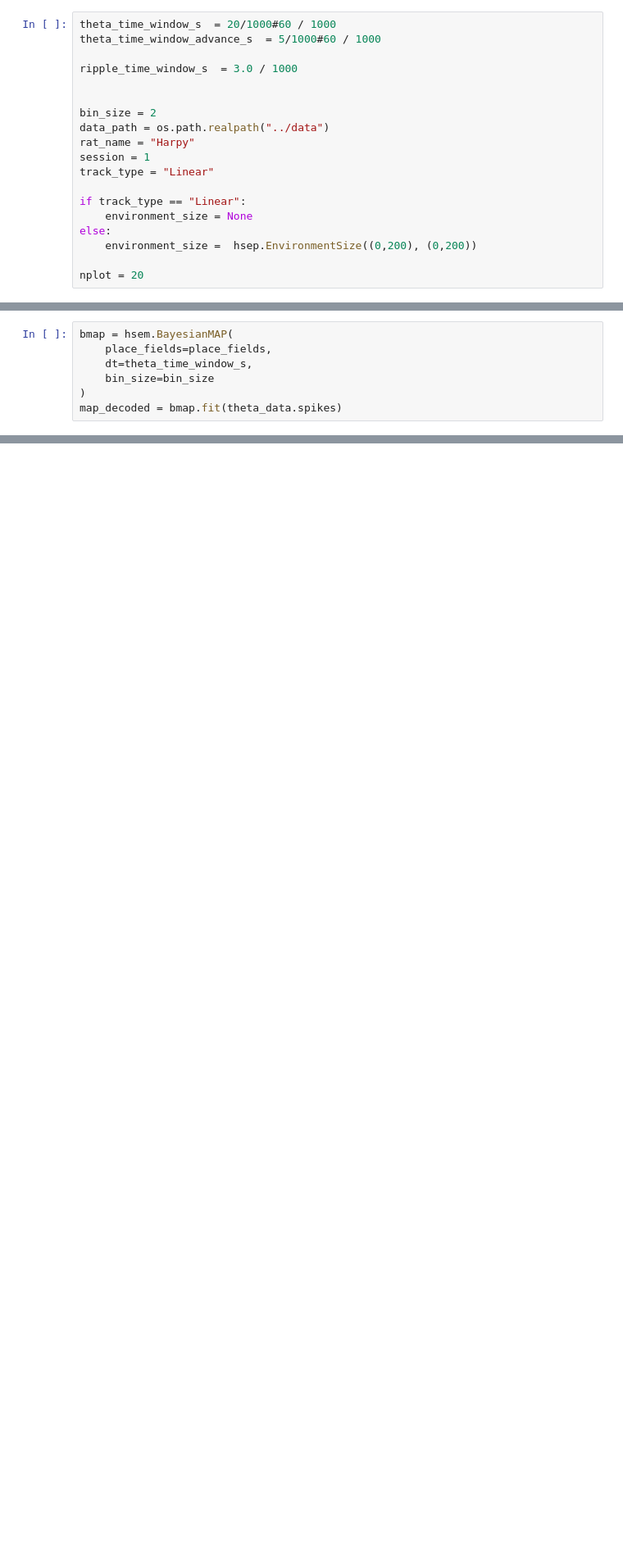
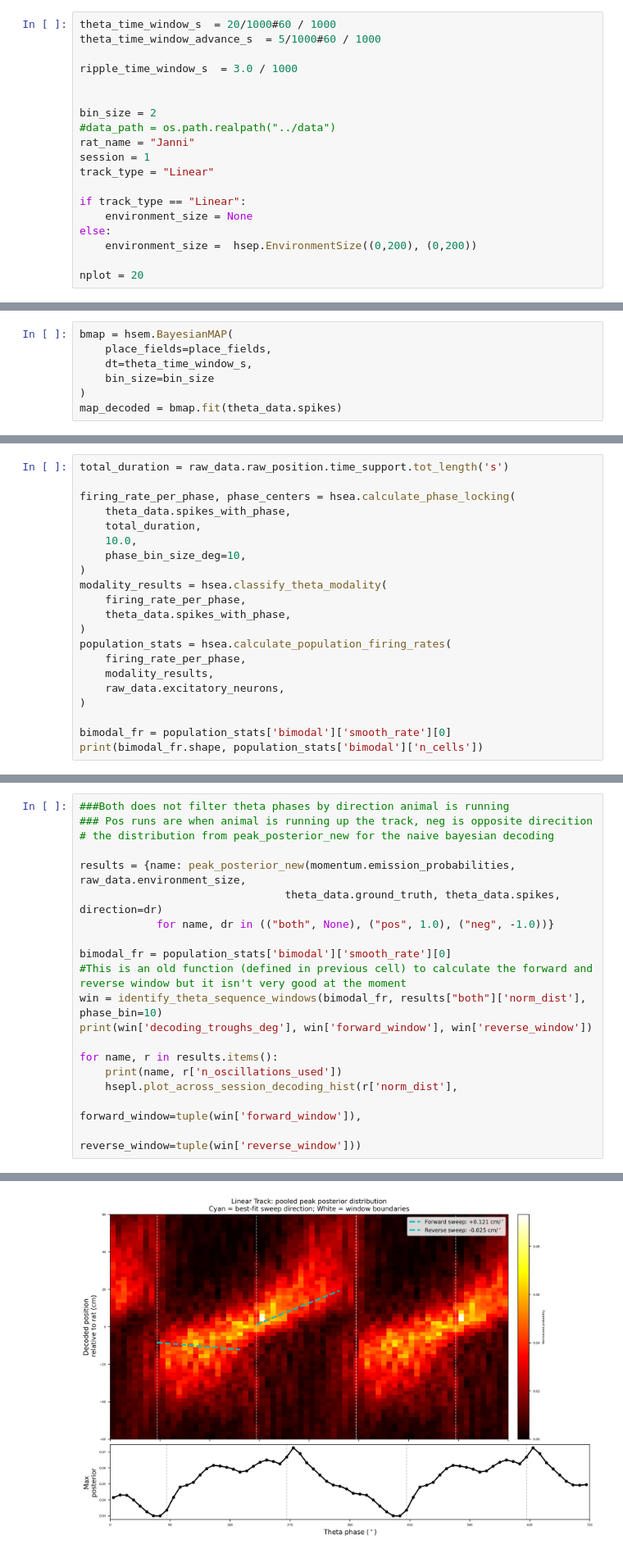
Before and after one commit to Zhang-CNL/PO-OU, a Jupyter notebook: notebooks/test_analysis.ipynb, the cells around one changed output, grey strips where cells are left out. Shown at 82% size. Saved outputs shown, nothing was run; the diff lists cells and outputs as text; blank space fills up the shorter version.

```diff
--- a/notebooks/test_analysis.ipynb
+++ b/notebooks/test_analysis.ipynb
@@ -23,8 +33,8 @@ ripple_time_window_s  = 3.0 / 1000
 
 
 bin_size = 2
-data_path = os.path.realpath("../data")
-rat_name = "Harpy"
+#data_path = os.path.realpath("../data")
+rat_name = "Janni"
 session = 1
 track_type = "Linear"
 
@@ -312,0 +475,21 @@ hsepl.plot_across_session_decoding_hist(
+# %%
+total_duration = raw_data.raw_position.time_support.tot_length('s')
+
+firing_rate_per_phase, phase_centers = hsea.calculate_phase_locking(
+    theta_data.spikes_with_phase,
+    total_duration,
+    10.0,
+    phase_bin_size_deg=10,
+)
+modality_results = hsea.classify_theta_modality(
+    firing_rate_per_phase,
+    theta_data.spikes_with_phase,
+)
+population_stats = hsea.calculate_population_firing_rates(
+    firing_rate_per_phase,
+    modality_results,
+    raw_data.excitatory_neurons,
+)
+
+bimodal_fr = population_stats['bimodal']['smooth_rate'][0]
+print(bimodal_fr.shape, population_stats['bimodal']['n_cells'])
@@ -312,0 +498,20 @@ hsepl.plot_across_session_decoding_hist(
+# %%
+###Both does not filter theta phases by direction animal is running
+### Pos runs are when animal is running up the track, neg is opposite direcition
+# the distribution from peak_posterior_new for the naive bayesian decoding
+
+results = {name: peak_posterior_new(momentum.emission_probabilities, raw_data.environment_size,
+                                theta_data.ground_truth, theta_data.spikes, direction=dr)
+            for name, dr in (("both", None), ("pos", 1.0), ("neg", -1.0))}
+
+bimodal_fr = population_stats['bimodal']['smooth_rate'][0]
+#This is an old function (defined in previous cell) to calculate the forward and reverse window but it isn't very good at the moment
+win = identify_theta_sequence_windows(bimodal_fr, results["both"]['norm_dist'], phase_bin=10)
+print(win['decoding_troughs_deg'], win['forward_window'], win['reverse_window'])
+
+for name, r in results.items():
+    print(name, r['n_oscillations_used'])
+    hsepl.plot_across_session_decoding_hist(r['norm_dist'],
+                                            forward_window=tuple(win['forward_window']),
+                                            reverse_window=tuple(win['reverse_window']))
+# %% [output]
@@ -312,0 +525 @@ hsepl.plot_across_session_decoding_hist(
+[figure, added]
```
Also changed, not shown: parts of 16 cells of this notebook, 5 other files.
